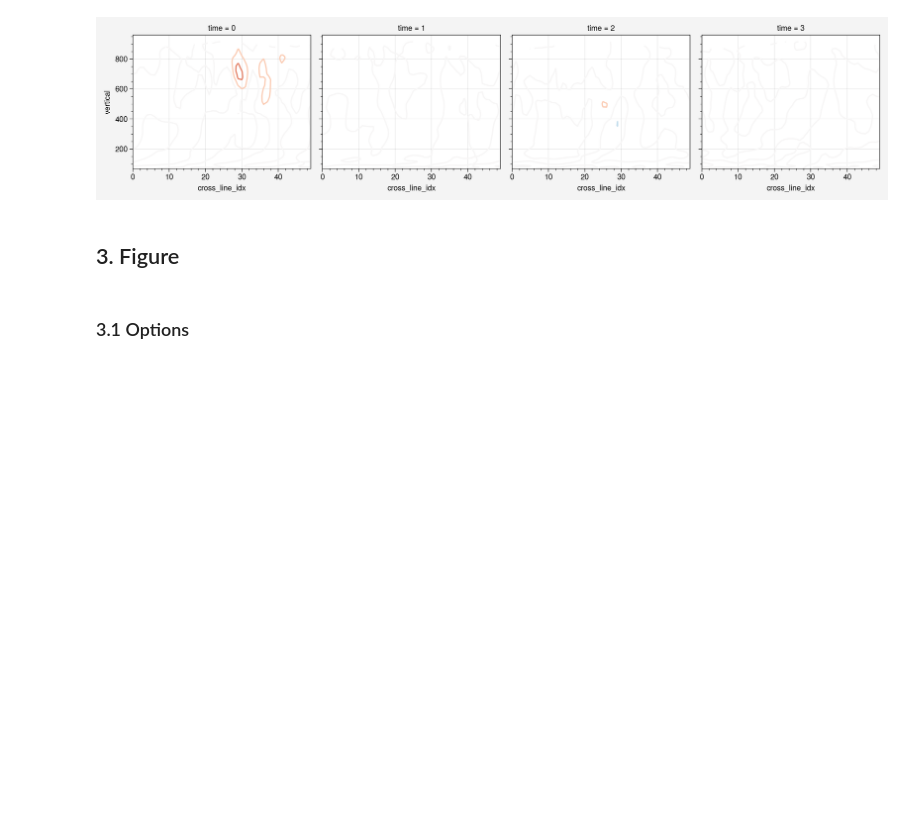
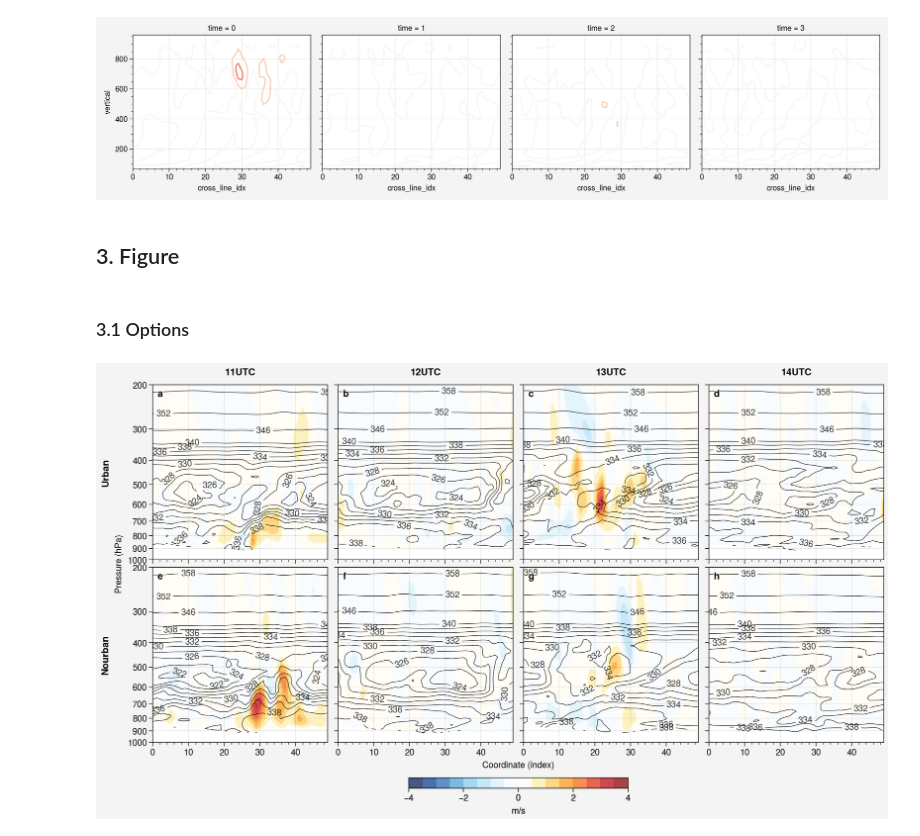
Before and after one commit to donmezkutay/Urban-Precipitation-Article, a Jupyter notebook: revision_summer_crosssection_hourly.ipynb, the cells around one changed output. Drawn from its saved outputs; the diff is of its cells as text; code cells hidden in the pictures; blank space fills up the shorter version.

```diff
--- a/revision_summer_crosssection_hourly.ipynb
+++ b/revision_summer_crosssection_hourly.ipynb
@@ -110,8 +110,8 @@ ticks = np.arange(-4, 4.1, 2)
 fig, axs = proplot.subplots(fig_array,
 
                             includepanels=True,
-                            hspace=0.66,
-                            wspace=1,
+                            hspace=0.86,
+                            wspace=1.3,
                             sharey=3)
 
 # format whole figure
@@ -149,31 +149,33 @@ for t in range(graphic_no):
                     zorder = 0.2,
                     alpha=0.8)
 
     contour_levels = np.array([320, 322, 324, 326, 328, 330,
-                               332, 334, 336, 340, 346, 352,
+                               332, 334, 336, 338, 340, 346, 352,
                                358, 364])
 
     contour = axs[t].contour(dt_ens_theta[i]['cross_line_idx'],
                     dt_ens_theta[i]['vertical'],#[::-1],
                     dt_ens_theta[i],
                     levels = contour_levels,
                     zorder = 0.3,
                     alpha=0.8,
                    colors='black',
                    labels=True,
                    lw = 0.6)
 
 # colorbar
 cbar = fig.colorbar(mesh,
                     label='m/s',
                     ticks = ticks,
                     loc = 'b',
                     shrink = 0.3,
                     width = 0.15
                     #col=2
                    )
 
 #save figure
 plt.savefig(r'pictures/revision_summer_crossection_hourly.jpeg',
             bbox_inches='tight', optimize=True,
             progressive=True, dpi=500)
+# %% [output]
+[figure, added]
```
Also changed, not shown: 1 other file.
